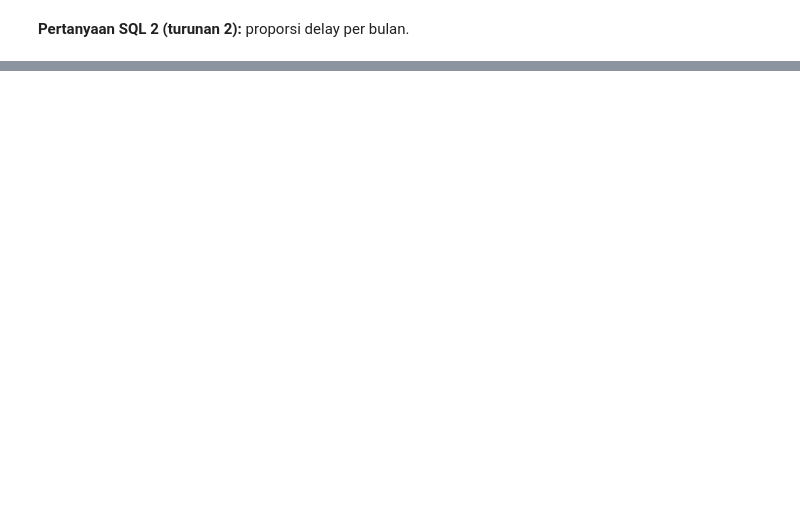
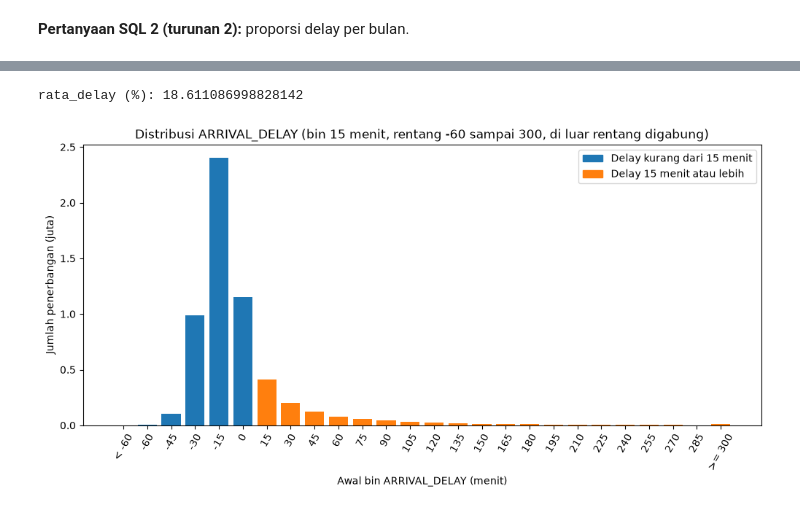
Before and after one commit to azighaazhar/flight-delays-pyspark, a Jupyter notebook: notebooks/01_analisis_flight_delays.ipynb, the cells around one changed output, grey strips where cells are left out. Drawn from its saved outputs; the diff is of its cells as text; code cells hidden in the pictures; blank space fills up the shorter version.

```diff
--- a/notebooks/01_analisis_flight_delays.ipynb
+++ b/notebooks/01_analisis_flight_delays.ipynb
@@ -13,7 +13,7 @@ from pyspark.sql import SparkSession
 spark = (SparkSession.builder
          .master("local[*]")
          .appName("flight_delays_2015")
-         .config("spark.driver.memory", "8g")
+         .config("spark.driver.memory", "4g")
          .config("spark.sql.shuffle.partitions", "16")
          .getOrCreate())
 
@@ -529,0 +954,12 @@ print("waktu tercepat Parquet :", round(min(waktu_parquet), 2), "detik")
+# %%
+# Menghitung bin di Spark: lebar 15 menit pada rentang -60 sampai 300,
+# nilai di luar rentang dikelompokkan ke bin ujung (-75 = di bawah -60, 300 = 300 ke atas)
+df_hist = (df_valid
+           .withColumn("awal_bin", F.when(F.col("ARRIVAL_DELAY") < -60, -75)
+                                    .when(F.col("ARRIVAL_DELAY") >= 300, 300)
+                                    .otherwise(F.floor(F.col("ARRIVAL_DELAY") / 15) * 15))
+           .groupBy("awal_bin")
+           .count()
+           .orderBy("awal_bin"))
+hasil_hist = df_hist.toPandas()
+print(hasil_hist)
@@ -529,0 +991,40 @@ print("waktu tercepat Parquet :", round(min(waktu_parquet), 2), "detik")
+# %%
+# Proporsi delay keseluruhan (%) pada penerbangan valid, dihitung dari baris_profil (Tahap 2)
+# ARRIVAL_DELAY terisi = penerbangan valid, karena tidak ada baris batal/dialihkan yang terisi
+rata_delay = baris_profil["jumlah_delay_15"] * 100 / baris_profil["arrival_delay_terisi"]
+teks_rata = f"{rata_delay:.2f}".replace(".", ",")
+print("rata_delay (%):", rata_delay)
+
+# Singkatan bulan untuk sumbu grafik
+nama_bulan = ["Jan", "Feb", "Mar", "Apr", "Mei", "Jun", "Jul", "Agu", "Sep", "Okt", "Nov", "Des"]
+# %% [output]
+rata_delay (%): 18.611086998828142
+# %%
+# Grafik 1: histogram ARRIVAL_DELAY (jumlah dalam juta, oranye = delay >= 15 menit)
+from matplotlib.patches import Patch
+
+label_bin = []
+for awal in hasil_hist["awal_bin"]:
+    if awal == -75:
+        label_bin.append("< -60")
+    elif awal == 300:
+        label_bin.append(">= 300")
+    else:
+        label_bin.append(str(awal))
+warna = ["tab:orange" if awal >= 15 else "tab:blue" for awal in hasil_hist["awal_bin"]]
+jumlah_juta = hasil_hist["count"] / 1000000
+
+plt.figure(figsize=(12, 5))
+plt.bar(label_bin, jumlah_juta, color=warna)
+plt.title("Distribusi ARRIVAL_DELAY (bin 15 menit, rentang -60 sampai 300, di luar rentang digabung)")
+plt.xlabel("Awal bin ARRIVAL_DELAY (menit)")
+plt.ylabel("Jumlah penerbangan (juta)")
+plt.xticks(rotation=60)
+plt.legend(handles=[Patch(color="tab:blue", label="Delay kurang dari 15 menit"),
+                    Patch(color="tab:orange", label="Delay 15 menit atau lebih")],
+           loc="upper right")
+plt.savefig("../reports/figures/01_distribusi_arrival_delay.png", dpi=150, bbox_inches="tight")
+plt.show()
+plt.close()
+# %% [output]
+[figure, added]
```
Also changed, not shown: parts of 146 cells of this notebook, 10 other files.
